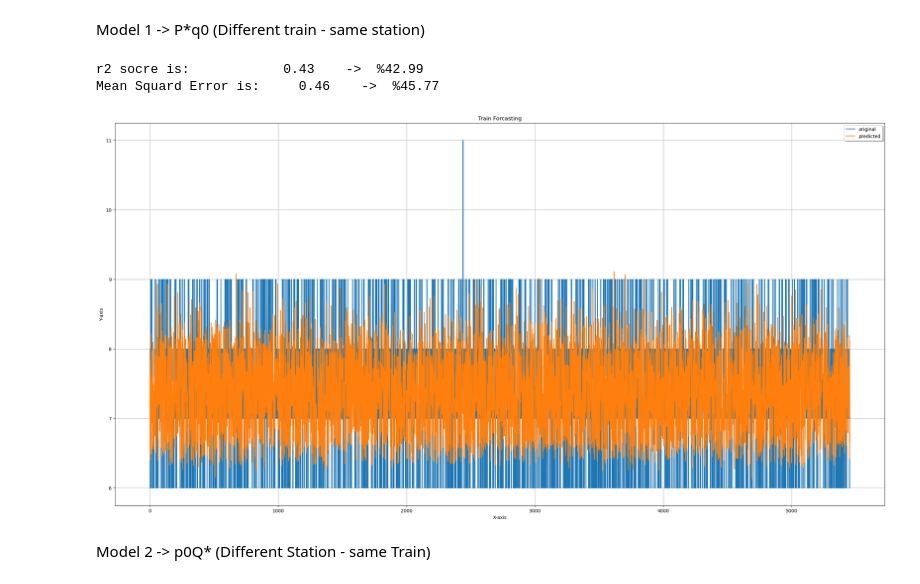
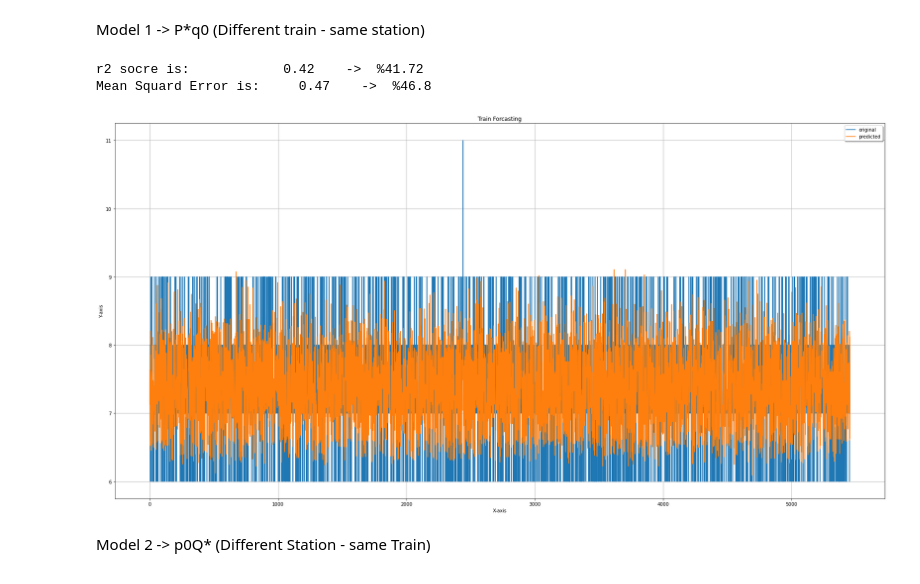
Before and after one commit to BlueMonkeyQ/Train-Forcasting, a Jupyter notebook: EDA.ipynb, the cells around one changed output. Cells and saved outputs as stored; diff of their text form; code cells hidden in the pictures.

```diff
--- a/EDA.ipynb
+++ b/EDA.ipynb
@@ -426,0 +330,10 @@ Baseline Models:
+# %%
+CleanedTrainData.loc[(CleanedTrainData['p0q1'].isna()) & (CleanedTrainData['p0q2'].isna()) & (CleanedTrainData['p0q3'].isna()), ['p0q1','p0q2','p0q3']] = 0
+CleanedTrainData.loc[(CleanedTrainData['p0q1'].isna() == False) & (CleanedTrainData['p0q2'].isna()) & (CleanedTrainData['p0q3'].isna()), ['p0q2','p0q3']] = 0
+for i, row in CleanedTrainData.iterrows():
+    if math.isnan(row['p0q3']):
+        if row['p0q1'] > row['p0q2']:
+            diff = row['p0q1'] - (row['p0q1'] - row['p0q2'])
+        else:
+            diff = row['p0q2'] - (row['p0q2'] - row['p0q1'])
+        CleanedTrainData.at[i,'p0q3'] = diff
@@ -426,0 +359,14 @@ Baseline Models:
+# %%
+TrainData_Date = CleanedTrainData.copy()
+
+# convert Time to Datetime
+TrainData_Date['date'] = pd.to_datetime(TrainData_Date['date'], format='%Y/%m/%d')
+
+# Add new column for weekday
+weekday = TrainData_Date['date'].dt.day_name()
+month = TrainData_Date['date'].dt.month_name()
+
+TrainData_Date.insert(1,'weekday', weekday)
+TrainData_Date.insert(2,'month', month)
+
+TrainData_Date
@@ -426,0 +395,2 @@ Baseline Models:
+# %%
+plt.rcParams['figure.figsize'] = [30, 15]
@@ -426,0 +498,10 @@ Baseline Models:
+# %%
+TrainData_Date['hour'] = pd.to_datetime(TrainData_Date['hour'], format='%H:%M:%S')
+TrainData_Date['intHour'] = TrainData_Date['hour'].apply(lambda x: int(x.hour))
+
+sns.heatmap(TrainData_Date.corr(),annot=True, annot_kws={"fontsize":16}, cmap=sns.color_palette('ch:s=.25,rot=-.25', as_cmap=True))
+
+plt.xticks(size=24)
+plt.yticks(size=24)
+
+plt.show()
@@ -432,41 +522,41 @@ from sklearn.metrics import mean_squared_error
 # %% [markdown]
 Model 1 -> P*q0 (Different train - same station)
 # %%
-model_1 = Xtrain_date.copy()
-columns = ['date','weekday','month','train','station','hour','composition','p0q1','p0q2','p0q3']
+model_1 = TrainData_Date.copy()
+columns = ['date','weekday','month','train','station','hour','p0q1','p0q2','p0q3']
 model_1 = model_1.drop(columns=columns, axis= 1)
 features = model_1.iloc[:,:-1]
 target = model_1.iloc[:,-1:]
 
 x_train, x_test, y_train, y_test = train_test_split(features, target, test_size = 0.2, random_state = 42)
 
 LR = LinearRegression()
 LR.fit(x_train,y_train)
 
 y_prediction =  LR.predict(x_test)
 y_prediction
 
 # Compare Predicted Values with the original values to determine accuracy: scale 0-100 %
 score=r2_score(y_test,y_prediction)
 
 mse = mean_squared_error(y_test, y_prediction)
 print(f'r2 socre is:            {round(score,2)}    ->  %{round(score*100,2)}')
 print(f'Mean Squard Error is:     {round(mse,2)}    ->  %{round(mse*100,2)}')
 
 x_ax = range(len(y_test))
 plt.plot(x_ax, y_test, label="original")
 plt.plot(x_ax, y_prediction, label="predicted")
 plt.title("Train Forcasting")
 plt.xlabel('X-axis')
 plt.ylabel('Y-axis')
 plt.legend(loc='best',fancybox=True, shadow=True)
 plt.grid(True)
 plt.rcParams['figure.figsize'] = [30, 15]
 plt.show()
 # %% [output]
-r2 socre is:            0.43    ->  %42.99
-Mean Squard Error is:     0.46    ->  %45.77
+r2 socre is:            0.42    ->  %41.72
+Mean Squard Error is:     0.47    ->  %46.8
-[figure, old version]
+[figure, new version]
 # %% [markdown]
 Model 2 -> p0Q* (Different Station - same Train)
 # %%
```
Also changed, not shown: parts of 95 cells of this notebook.
